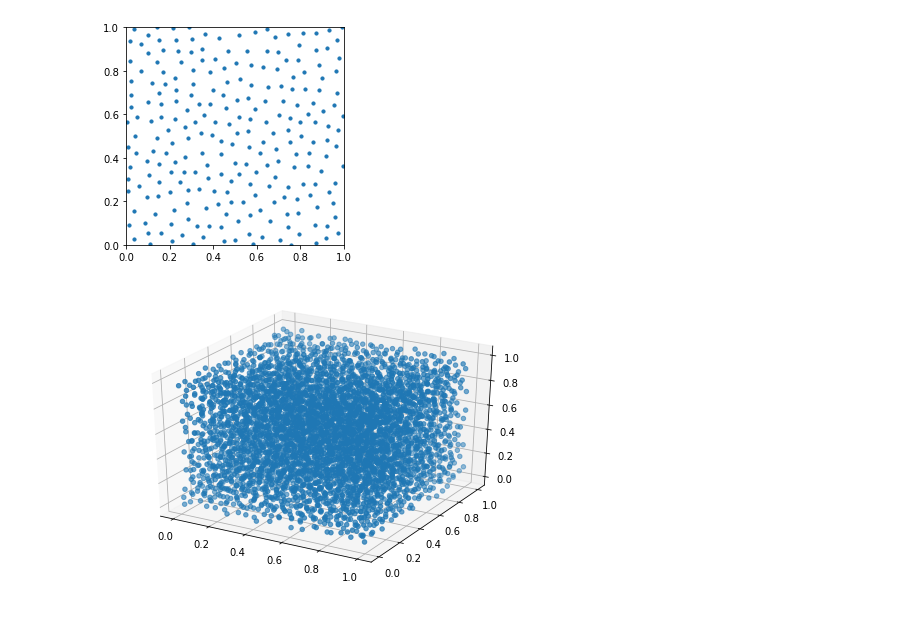
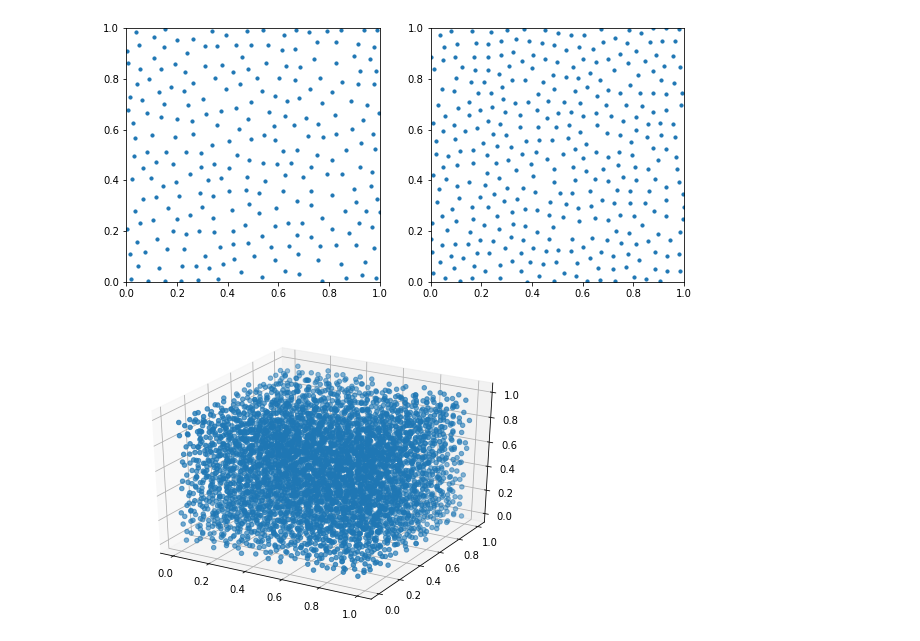
Before and after one commit to diregoblin/poisson_disc_sampling, a Jupyter notebook: poisson_disc_sampling.ipynb, the cells around one changed output. Saved outputs shown, nothing was run; the diff lists cells and outputs as text; code cells hidden in the pictures; blank space fills up the shorter version.

Commit message:
Alternative sampling method implemented

```diff
--- a/poisson_disc_sampling.ipynb
+++ b/poisson_disc_sampling.ipynb
@@ -1,39 +1,50 @@
 # %%
 # Poisson disc sampling in arbitrary dimensions
 # Implementation by Pavel Zun, pavel.zun@gmail.com
 # BSD licence - https://github.com/diregoblin/poisson_disc_sampling
 
 # -----------------------------------------------------------------------------
 # Based on 2D sampling by Nicolas P. Rougier - https://github.com/rougier/numpy-book
 # -----------------------------------------------------------------------------
 import numpy as np
 import poisson_disc as pd
 # plotting tools
 # %matplotlib widget
 import matplotlib.pyplot as plt
 from mpl_toolkits.mplot3d import Axes3D
 
 if __name__ == '__main__':
 
-    # default: 2D points
+    # default: 2D points, classic Bridson algorithm as described here:
+    # https://www.cs.ubc.ca/~rbridson/docs/bridson-siggraph07-poissondisk.pdf
     points = pd.Bridson_sampling()
-    fig = plt.figure()
-    ax = plt.axes()
-    ax.scatter(points[:,0], points[:,1], s=10)
-    ax.set_xlim(0, 1)
-    ax.set_ylim(0, 1)
-    ax.set_aspect('equal')
+
+    fig, ax = plt.subplots(1, 2, figsize=(10,20))
+    ax[0].scatter(points[:,0], points[:,1], s=10)
+    ax[0].set_xlim(0, 1)
+    ax[0].set_ylim(0, 1)
+    ax[0].set_aspect('equal')
+
+    # alternative sampler, results in denser points:
+    # based on the method proposed here by Martin Roberts: http://extremelearning.com.au/an-improved-version-of-bridsons-algorithm-n-for-poisson-disc-sampling/
+    dims2d = np.array([1.0,1.0])
+    points_surf = pd.Bridson_sampling(dims=dims2d, radius=0.05, k=30, hypersphere_sample=pd.hypersphere_surface_sample)
+
+    ax[1].scatter(points_surf[:,0], points_surf[:,1], s=10)
+    ax[1].set_xlim(0, 1)
+    ax[1].set_ylim(0, 1)
+    ax[1].set_aspect('equal')
 
     # 3D points
     dims3d = np.array([1.0,1.0,1.0])
     points3d = pd.Bridson_sampling(dims3d, radius=0.05, k=30)
     fig3d = plt.figure()
     ax3d = Axes3D(fig3d)
     ax3d.scatter(points3d[:,0], points3d[:,1], points3d[:,2])
     plt.show()
 # %% [output]
-[figure, old version]
+[figure, new version]
-[figure, old version]
+[figure, new version]
 # %%
 #Radial distribution function
 import math
```
Also changed, not shown: parts of 3 cells of this notebook, 1 other file.
